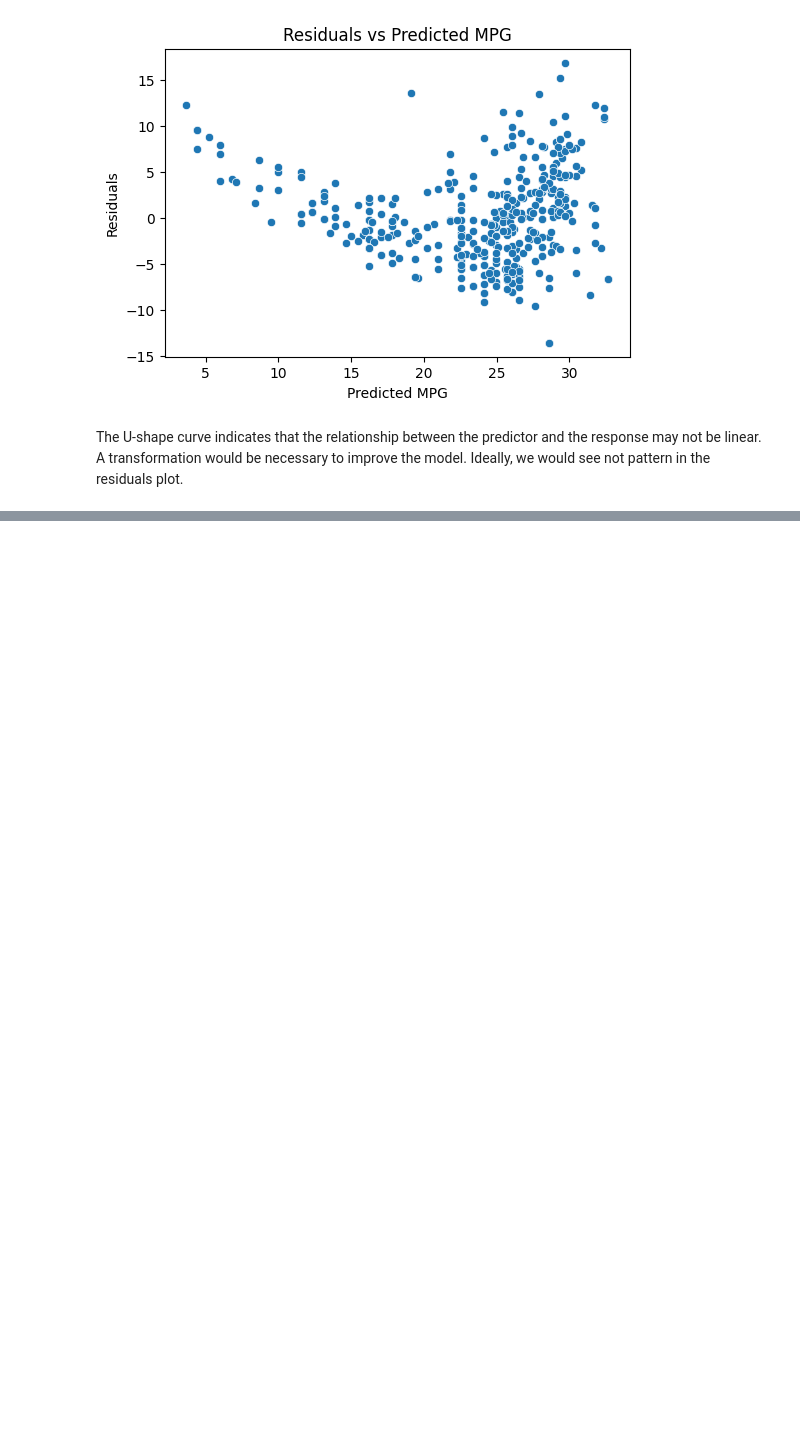
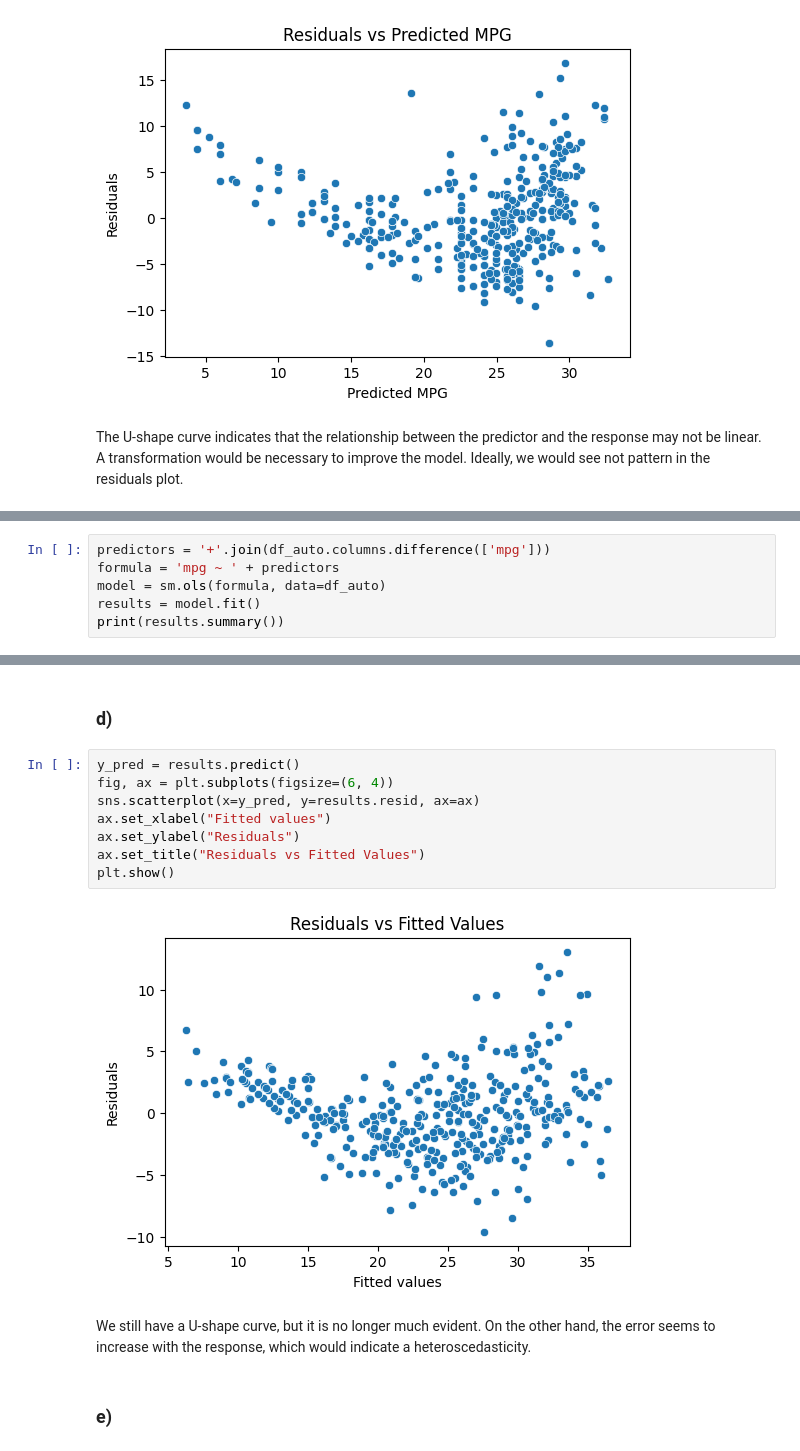
Before and after one commit to mateusmelo821/ISL-Exercises, a Jupyter notebook: Chapter_3.ipynb, the cells around one changed output, grey strips where cells are left out. Cells and saved outputs as stored; diff of their text form; blank space fills up the shorter version.

```diff
--- a/Chapter_3.ipynb
+++ b/Chapter_3.ipynb
@@ -202,0 +263,6 @@ The U-shape curve indicates that the relationship between the predictor and the
+# %%
+predictors = '+'.join(df_auto.columns.difference(['mpg']))
+formula = 'mpg ~ ' + predictors
+model = sm.ols(formula, data=df_auto)
+results = model.fit()
+print(results.summary())
@@ -202,0 +303,16 @@ The U-shape curve indicates that the relationship between the predictor and the
+# %% [markdown]
+### d)
+# %%
+y_pred = results.predict()
+fig, ax = plt.subplots(figsize=(6, 4))
+sns.scatterplot(x=y_pred, y=results.resid, ax=ax)
+ax.set_xlabel("Fitted values")
+ax.set_ylabel("Residuals")
+ax.set_title("Residuals vs Fitted Values")
+plt.show()
+# %% [output]
+[figure, added]
+# %% [markdown]
+We still have a U-shape curve, but it is no longer much evident. On the other hand, the error seems to increase with the response, which would indicate a heteroscedasticity.
+# %% [markdown]
+### e)
```
Also changed, not shown: parts of 22 cells of this notebook.
